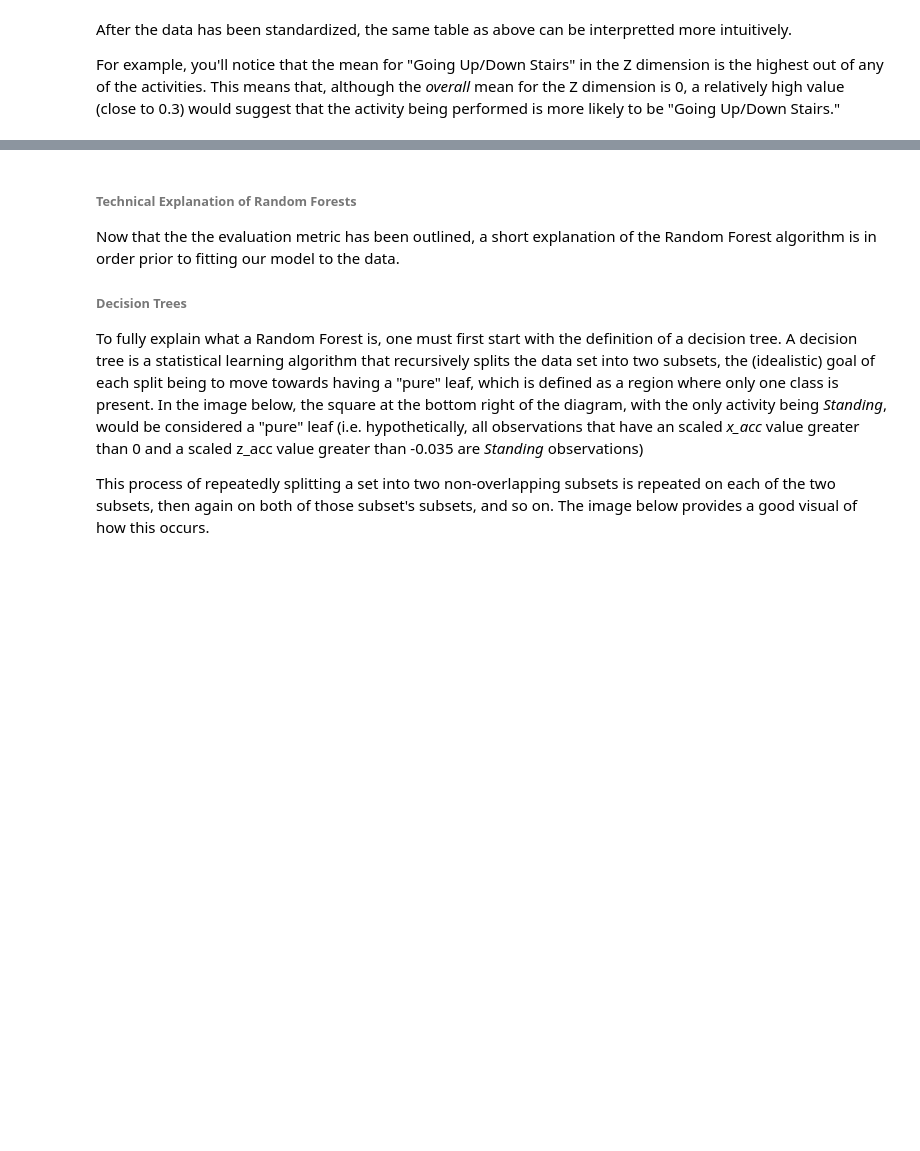
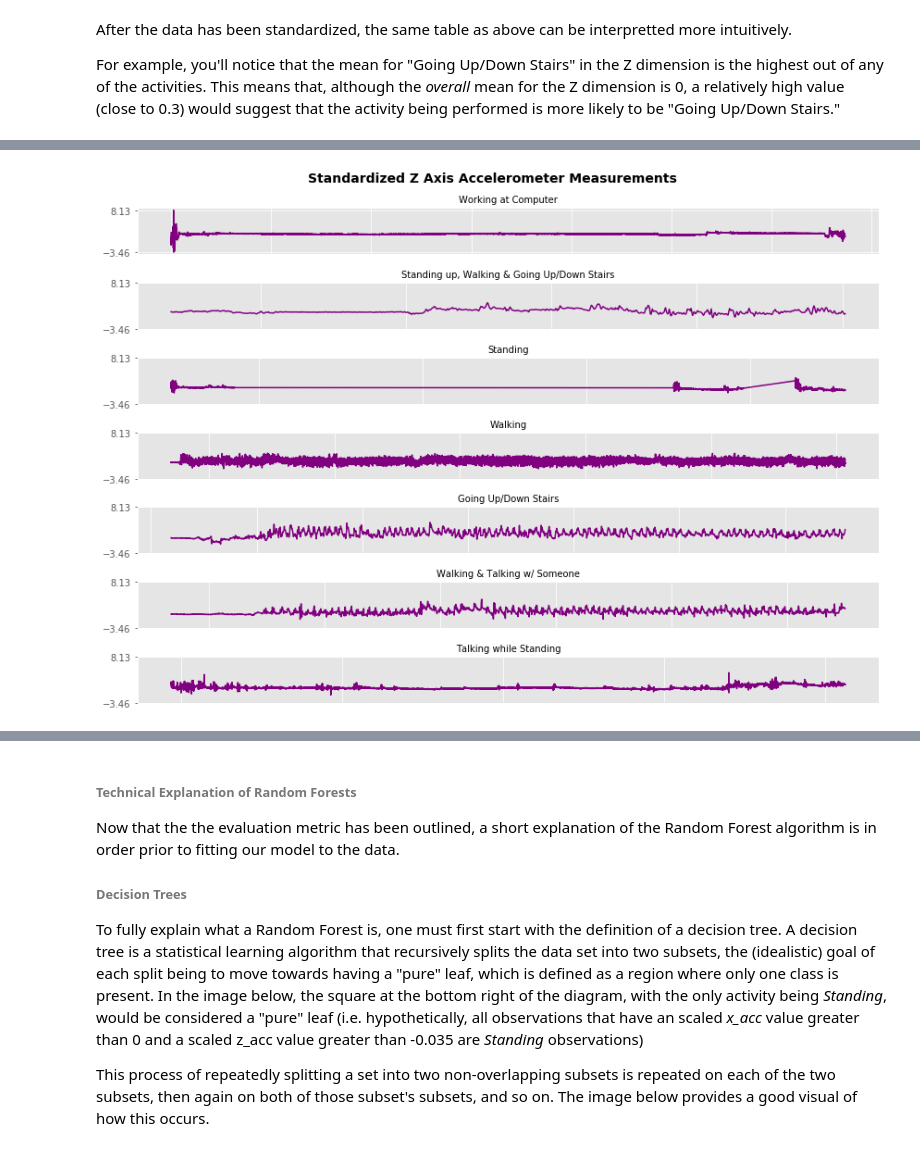
Before and after one commit to marshallm94/Human_Activity_Recognition, a Jupyter notebook: activity_recognition.ipynb, the cells around one changed output, grey strips where cells are left out. Saved outputs shown, nothing was run; the diff lists cells and outputs as text; code cells hidden in the pictures; blank space fills up the shorter version.

```diff
--- a/activity_recognition.ipynb
+++ b/activity_recognition.ipynb
@@ -172,0 +181,5 @@ averager.aggregated_df.head()
+# %%
+y_range = [np.min(display_df.z_acc), np.max(display_df.z_acc)]
+dimension_plot(display_df, 'z_acc', y_range, 'purple', 'Standardized Z Axis Accelerometer Measurements')
+# %% [output]
+[figure, added]
```
Also changed, not shown: parts of 53 cells of this notebook, 14 other files.
